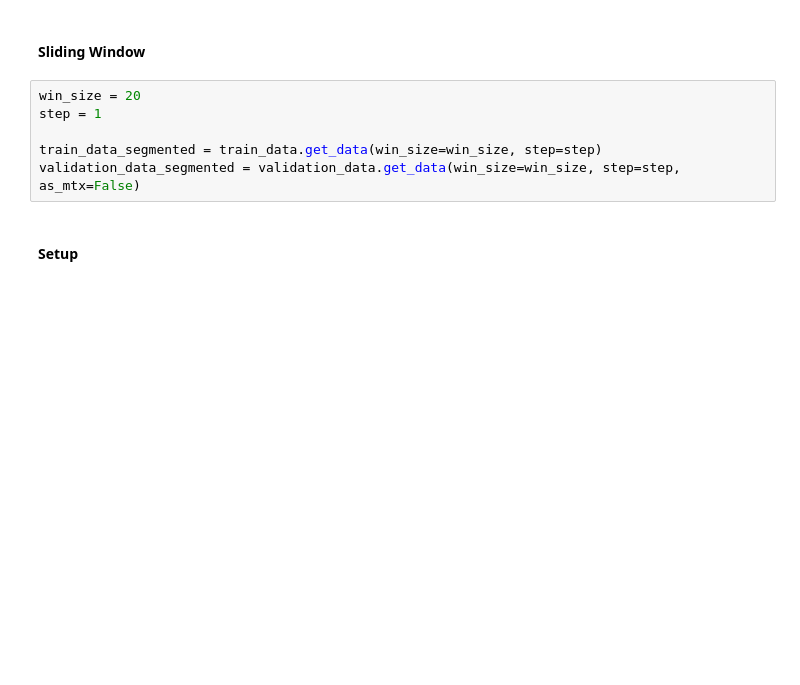
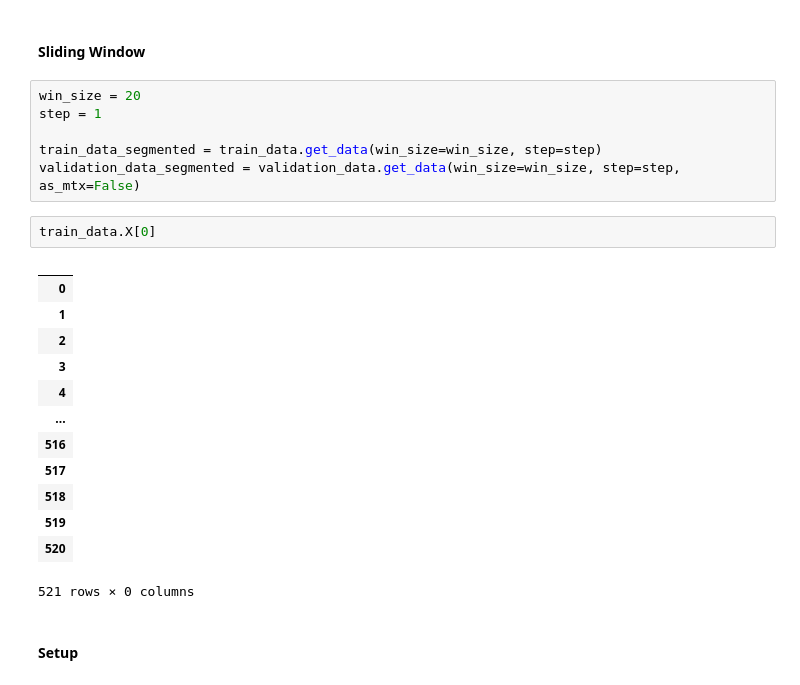
Before and after one commit to negargolestani/kinect_motion_tracking, a Jupyter notebook: regression_ml.ipynb, the cells around one changed output. Cells and saved outputs as stored; diff of their text form; blank space fills up the shorter version.

```diff
--- a/regression_ml.ipynb
+++ b/regression_ml.ipynb
@@ -67,6 +130,22 @@ step = 1
 
 train_data_segmented = train_data.get_data(win_size=win_size, step=step)
 validation_data_segmented = validation_data.get_data(win_size=win_size, step=step, as_mtx=False)
+# %%
+train_data.X[0]
+# %% [output]
+|  |
+| 0 |
+| 1 |
+| 2 |
+| 3 |
+| 4 |
+| ... |
+| 516 |
+| 517 |
+| 518 |
+| 519 |
+| 520 |
+521 rows × 0 columns
 # %% [markdown]
 #### Setup
 # %%
```
Also changed, not shown: parts of 7 cells of this notebook, 10 other files.
